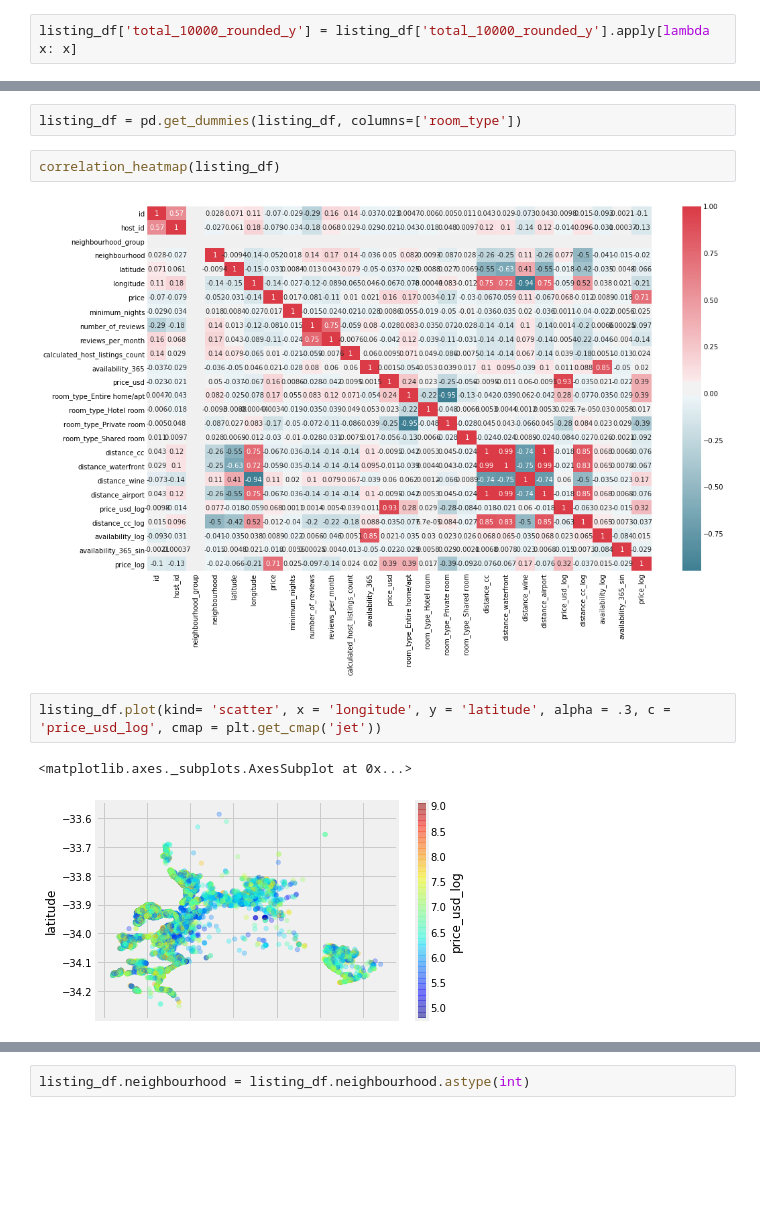
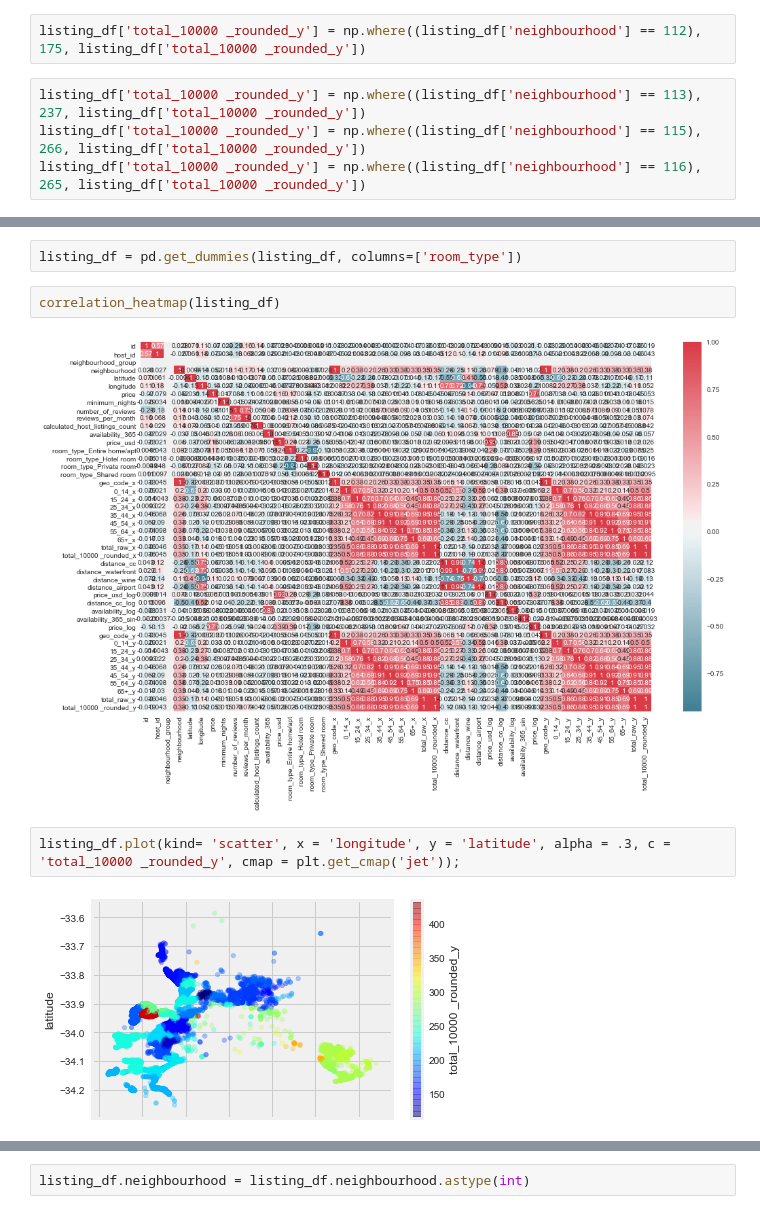
Before and after one commit to dolcikey/Cape_Town_AirBNB, a Jupyter notebook: SouthAfricaAirBNB.ipynb, the cells around one changed output, grey strips where cells are left out. Saved outputs shown, nothing was run; the diff lists cells and outputs as text; blank space fills up the shorter version.

```diff
--- a/SouthAfricaAirBNB.ipynb
+++ b/SouthAfricaAirBNB.ipynb
@@ -102,8 +96,12 @@ listing_df[listing_df['minimum_nights'] == 1125]
 # Ward 113  impute mean from surounding wards (Ward 107, Ward 1, Ward 4 = 237)
 # Ward 115  impute mean from surounding wards (Ward 54, Ward 57, Ward 77, Ward 55 = 266)
 # Ward 116  impute mean from surounding wards (Ward 87, Ward 18, Ward 35, Ward 76, Ward 92, Ward 79, Ward 78 = 265)
-# %%
-listing_df['total_10000_rounded_y'] = listing_df['total_10000_rounded_y'].apply[lambda x: x]
+# %%
+listing_df['total_10000 _rounded_y'] = np.where((listing_df['neighbourhood'] == 112), 175, listing_df['total_10000 _rounded_y'])
+# %%
+listing_df['total_10000 _rounded_y'] = np.where((listing_df['neighbourhood'] == 113), 237, listing_df['total_10000 _rounded_y'])
+listing_df['total_10000 _rounded_y'] = np.where((listing_df['neighbourhood'] == 115), 266, listing_df['total_10000 _rounded_y'])
+listing_df['total_10000 _rounded_y'] = np.where((listing_df['neighbourhood'] == 116), 265, listing_df['total_10000 _rounded_y'])
 # %%
 pd.set_option('display.max_columns', 20)
 # %%
@@ -224,11 +222,10 @@ listing_df = pd.get_dummies(listing_df, columns=['room_type'])
 # %%
 correlation_heatmap(listing_df)
 # %% [output]
-[figure, old version]
+[figure, new version]
 # %%
-listing_df.plot(kind= 'scatter', x = 'longitude', y = 'latitude', alpha = .3, c = 'price_usd_log', cmap = plt.get_cmap('jet'))
+listing_df.plot(kind= 'scatter', x = 'longitude', y = 'latitude', alpha = .3, c = 'total_10000 _rounded_y', cmap = plt.get_cmap('jet'));
 # %% [output]
-<matplotlib.axes._subplots.AxesSubplot at 0x...>
-[figure, old version]
+[figure, new version]
 # %%
 listing_df[listing_df['price_usd_log'].lt(6)].plot(kind= 'scatter', x = 'longitude', y = 'latitude', alpha = .3, c = 'price_usd_log', cmap = plt.get_cmap('jet'))
```
Also changed, not shown: parts of 45 cells of this notebook.
